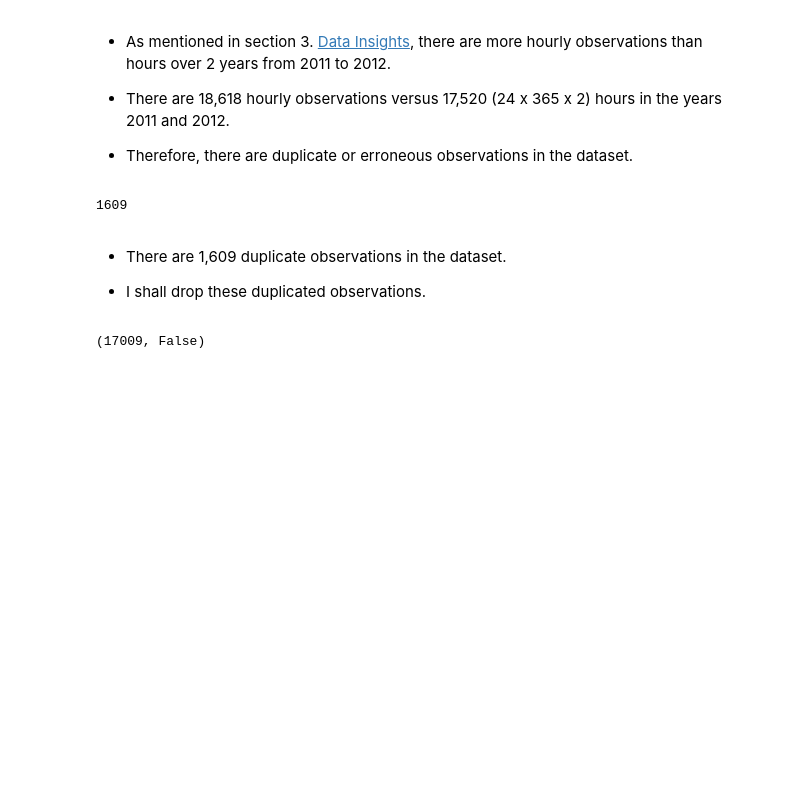
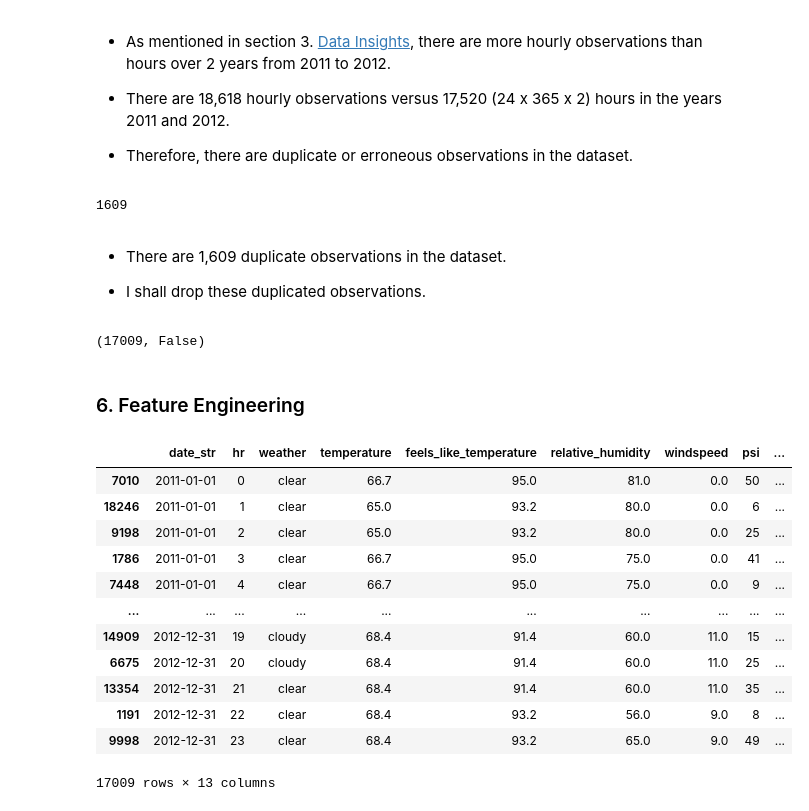
Before and after one commit to hakngrow/aice, a Jupyter notebook: eda.ipynb, the cells around one changed output. Cells and saved outputs as stored; diff of their text form; code cells hidden in the pictures; blank space fills up the shorter version.

```diff
--- a/eda.ipynb
+++ b/eda.ipynb
@@ -167,6 +147,0 @@ len(df_rentals[df_rentals['weather'].isin(['cludy', 'loudy'])])
-# %%
-# Replace incorrect values 'cludy' and 'loudy' with 'cloudy'
-df_rentals.weather.replace(['cludy', 'loudy'], 'cloudy', inplace=True)
-
-# Verify that incorrect values 'cludy' and 'loudy' have been replaced
-len(df_rentals[df_rentals['weather'].isin(['cludy', 'loudy'])])
@@ -180,6 +147,0 @@ len(df_rentals[df_rentals['weather']=='liht snow/rain'])
-# %%
-# Replace incorrect value 'liht snow/rain' with 'light snow/rain'
-df_rentals.weather.replace('liht snow/rain', 'light snow/rain', inplace=True)
-
-# Verify that incorrect value 'liht snow/rain' has been replaced
-len(df_rentals[df_rentals['weather']=='liht snow/rain'])
@@ -192,0 +148,17 @@ array(['clear', 'cloudy', 'light snow/rain', 'heavy snow/rain'],
+# %%
+dict_weather = {
+
+    # Replace incorrect values 'lear' and 'clar' with 'clear'
+    'lear': 'clear',
+    'clar': 'clear',
+
+    # Replace incorrect values 'cludy' and 'loudy' with 'cloudy'
+    'cludy': 'cloudy',
+    'loudy': 'cloudy',
+
+    # Replace incorrect value 'liht snow/rain' with 'light snow/rain'
+    'liht snow/rain': 'light snow/rain'
+}
+
+# Replace incorrect values in weather column
+df_rentals.replace({'weather': dict_weather}, inplace=True)
@@ -373,3 +351,24 @@ df_rentals.drop_duplicates(inplace=True)
 len(df_rentals), any(df_rentals.duplicated())
 # %% [output]
 (17009, False)
+# %% [markdown]
+### 6. Feature Engineering
+# %%
+# Create active_scooter column as target variable
+df_rentals['active_scooter'] = df_rentals.guest_scooter + df_rentals.registered_scooter
+# %%
+df_rentals
+# %% [output]
+|  | date_str | hr | weather | temperature | feels_like_temperature | relative_humidity | windspeed | psi | ... |
+| 7010 | 2011-01-01 | 0 | clear | 66.7 | 95.0 | 81.0 | 0.0 | 50 | ... |
+| 18246 | 2011-01-01 | 1 | clear | 65.0 | 93.2 | 80.0 | 0.0 | 6 | ... |
+| 9198 | 2011-01-01 | 2 | clear | 65.0 | 93.2 | 80.0 | 0.0 | 25 | ... |
+| 1786 | 2011-01-01 | 3 | clear | 66.7 | 95.0 | 75.0 | 0.0 | 41 | ... |
+| 7448 | 2011-01-01 | 4 | clear | 66.7 | 95.0 | 75.0 | 0.0 | 9 | ... |
+| ... | ... | ... | ... | ... | ... | ... | ... | ... | ... |
+| 14909 | 2012-12-31 | 19 | cloudy | 68.4 | 91.4 | 60.0 | 11.0 | 15 | ... |
+| 6675 | 2012-12-31 | 20 | cloudy | 68.4 | 91.4 | 60.0 | 11.0 | 25 | ... |
+| 13354 | 2012-12-31 | 21 | clear | 68.4 | 91.4 | 60.0 | 11.0 | 35 | ... |
+| 1191 | 2012-12-31 | 22 | clear | 68.4 | 93.2 | 56.0 | 9.0 | 8 | ... |
+| 9998 | 2012-12-31 | 23 | clear | 68.4 | 93.2 | 65.0 | 9.0 | 49 | ... |
+17009 rows × 13 columns
```
Also changed, not shown: parts of 11 cells of this notebook, 1 other file.
